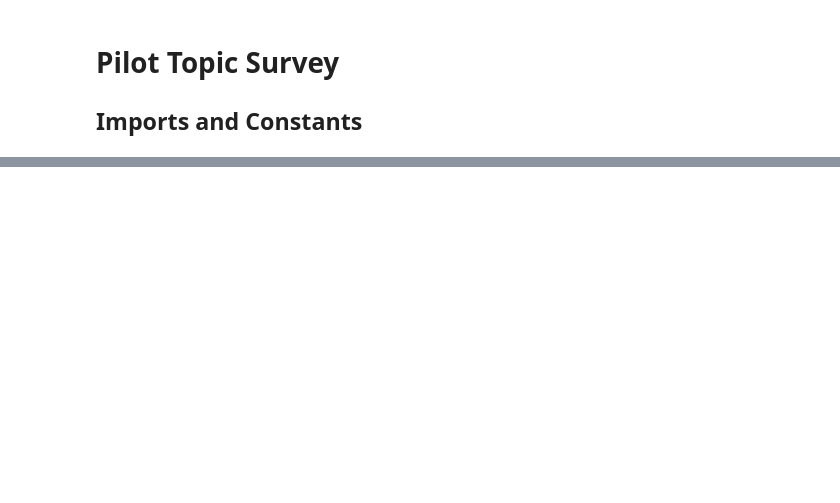
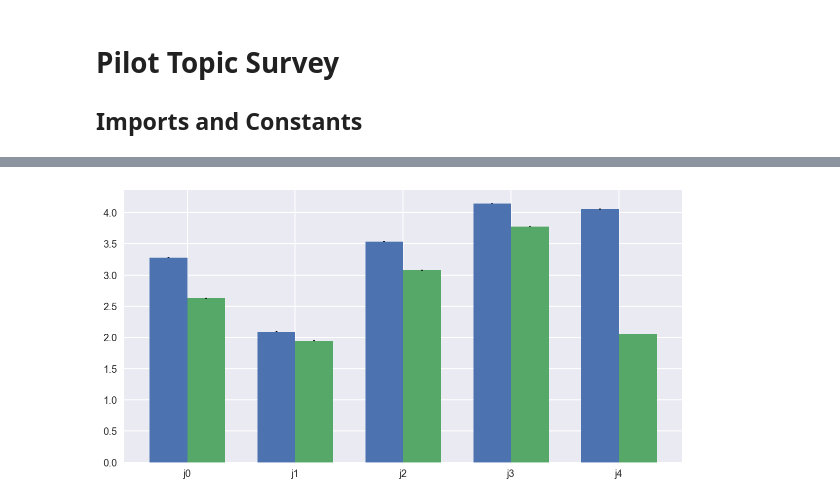
Before and after one commit to hermish/cocosci-research, a Jupyter notebook: analysis/pilot.ipynb, the cells around one changed output, grey strips where cells are left out. Cells and saved outputs as stored; diff of their text form; code cells hidden in the pictures; blank space fills up the shorter version.

```diff
--- a/analysis/pilot.ipynb
+++ b/analysis/pilot.ipynb
@@ -66,0 +194,82 @@ updated_responses[:1]
+# %%
+group_a = list(QUESTIONS.values())[:5]
+group_b = list(QUESTIONS.values())[5:]
+labels = list(JUDGEMENTS.values())
+
+# Comparison of group A questions under both conditions
+
+a_means = []
+a_stds = []
+group_a_high_a = []
+for judge in labels:
+    a_series = []
+    for ques in group_a:
+        a_series.append(high_a[ques + judge])
+    a_series = pd.concat(a_series)
+    group_a_high_a.append(a_series)
+    a_means.append(a_series.mean())
+    a_stds.append(a_series.std() / len(a_series))
+
+b_means = []
+b_stds = []
+group_a_high_b = []
+for judge in labels:
+    b_series = []
+    for ques in group_a:
+        b_series.append(high_b[ques + judge])
+    b_series = pd.concat(b_series)
+    group_a_high_b.append(b_series)
+    b_means.append(b_series.mean())
+    b_stds.append(b_series.std() / len(b_series))
+
+fig, ax = plt.subplots()
+ind, width = np.arange(len(labels)), 0.35
+
+a_rects = ax.bar(ind, a_means, width, yerr=a_stds)
+b_rects = ax.bar(ind + width, b_means, width, yerr=b_stds)
+
+ax.set_xticks(ind + width / 2)
+ax.set_xticklabels(labels)
+
+fig.set_size_inches(10, 5)
+plt.show()
+
+# Comparison of group B questions under both conditions
+
+a_means = []
+a_stds = []
+group_b_high_a = []
+for judge in labels:
+    a_series = []
+    for ques in group_b:
+        a_series.append(high_a[ques + judge])
+    a_series = pd.concat(a_series)
+    group_b_high_a.append(a_series)
+    a_means.append(a_series.mean())
+    a_stds.append(a_series.std() / len(a_series))
+
+b_means = []
+b_stds = []
+group_b_high_b = []
+for judge in labels:
+    b_series = []
+    for ques in group_b:
+        b_series.append(high_b[ques + judge])
+    b_series = pd.concat(b_series)
+    group_b_high_b.append(b_series)
+    b_means.append(b_series.mean())
+    b_stds.append(b_series.std() / len(b_series))
+
+fig, ax = plt.subplots()
+ind, width = np.arange(len(labels)), 0.35
+
+a_rects = ax.bar(ind, a_means, width, yerr=a_stds)
+b_rects = ax.bar(ind + width, b_means, width, yerr=b_stds)
+
+ax.set_xticks(ind + width / 2)
+ax.set_xticklabels(labels)
+
+fig.set_size_inches(10, 5)
+plt.show()
+# %% [output]
+[figure, added]
```
Also changed, not shown: parts of 14 cells of this notebook, 4 other files.
